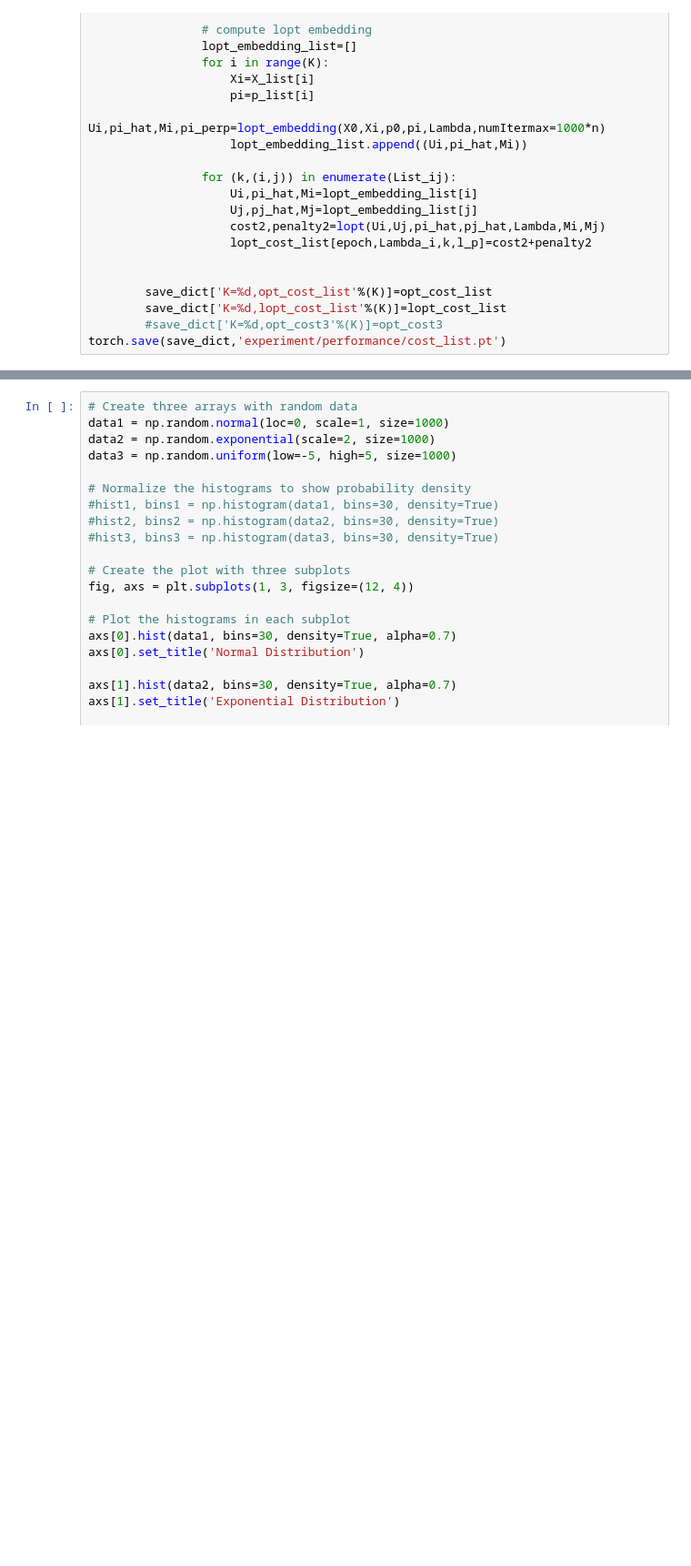
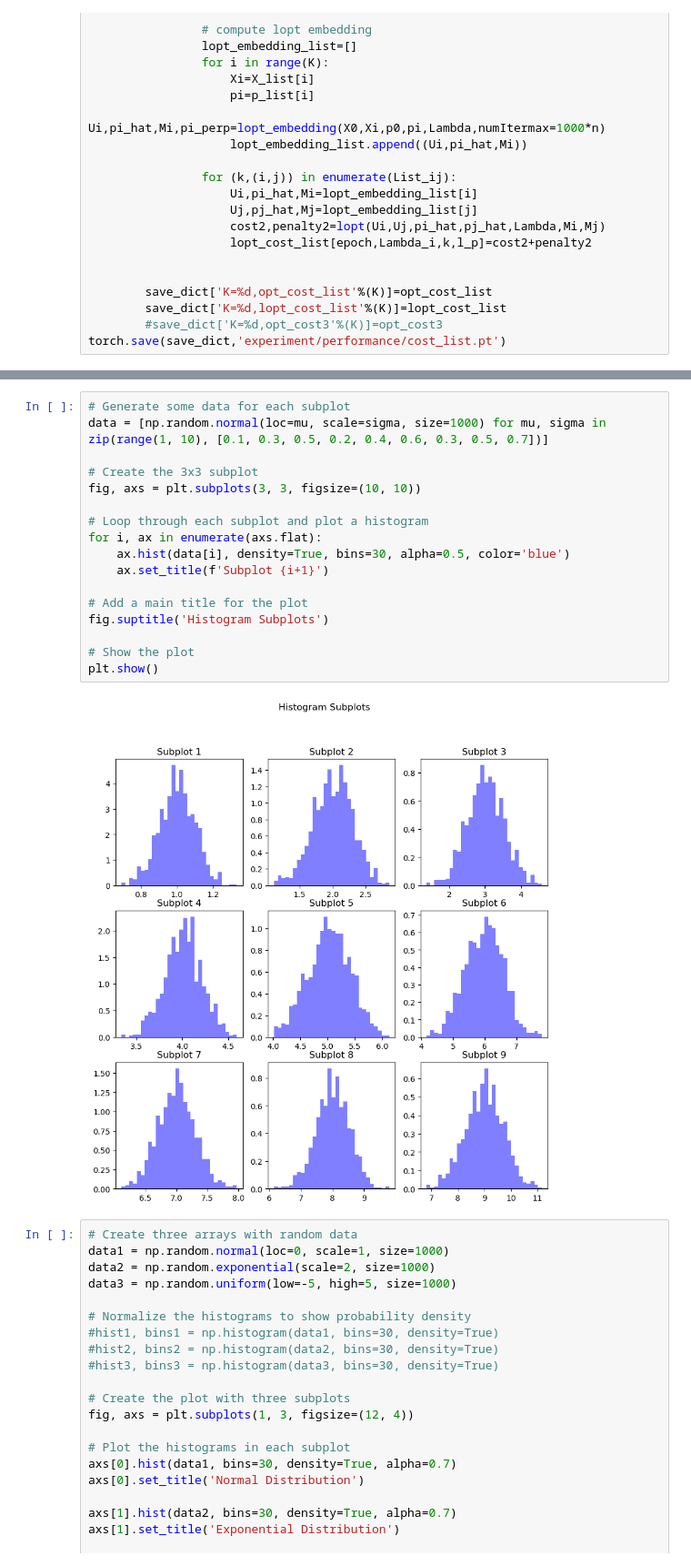
Before and after one commit to yikun-baio/LinearOPT, a Jupyter notebook: accuracy_test.ipynb, the cells around one changed output, grey strips where cells are left out. Shown: that part at 91% size. Saved outputs shown, nothing was run; the diff lists cells and outputs as text; blank space fills up the shorter version.

```diff
--- a/accuracy_test.ipynb
+++ b/accuracy_test.ipynb
@@ -251,4 +256,23 @@ print('done')
 done
+# %%
+# Generate some data for each subplot
+data = [np.random.normal(loc=mu, scale=sigma, size=1000) for mu, sigma in zip(range(1, 10), [0.1, 0.3, 0.5, 0.2, 0.4, 0.6, 0.3, 0.5, 0.7])]
+
+# Create the 3x3 subplot
+fig, axs = plt.subplots(3, 3, figsize=(10, 10))
+
+# Loop through each subplot and plot a histogram
+for i, ax in enumerate(axs.flat):
+    ax.hist(data[i], density=True, bins=30, alpha=0.5, color='blue')
+    ax.set_title(f'Subplot {i+1}')
+
+# Add a main title for the plot
+fig.suptitle('Histogram Subplots')
+
+# Show the plot
+plt.show()
+# %% [output]
+[figure, added]
 # %%
 # Create three arrays with random data
 data1 = np.random.normal(loc=0, scale=1, size=1000)
```
Also changed, not shown: parts of 2 cells of this notebook, 1 other file.
